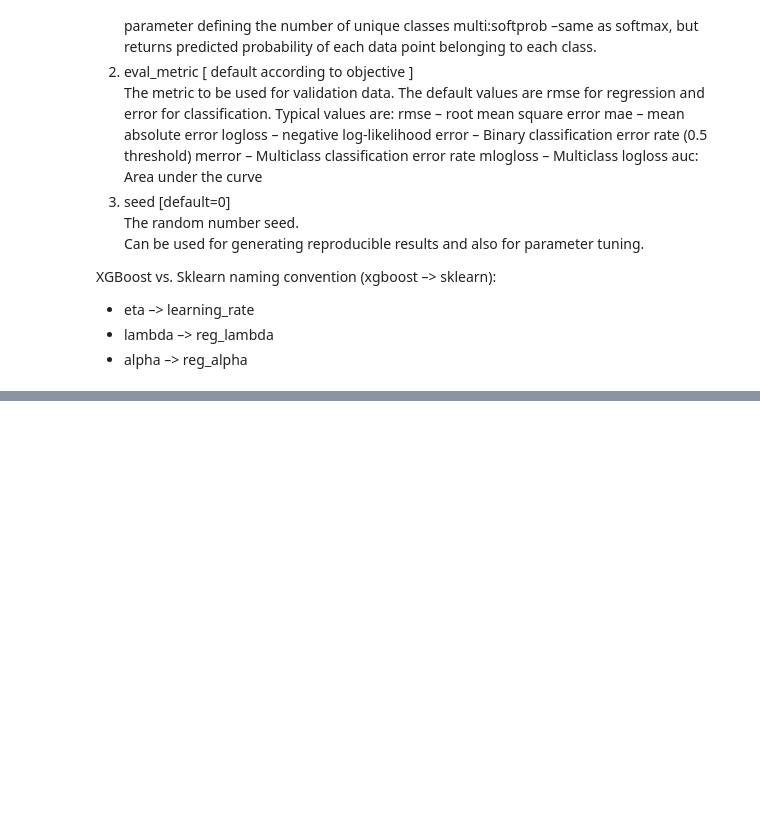
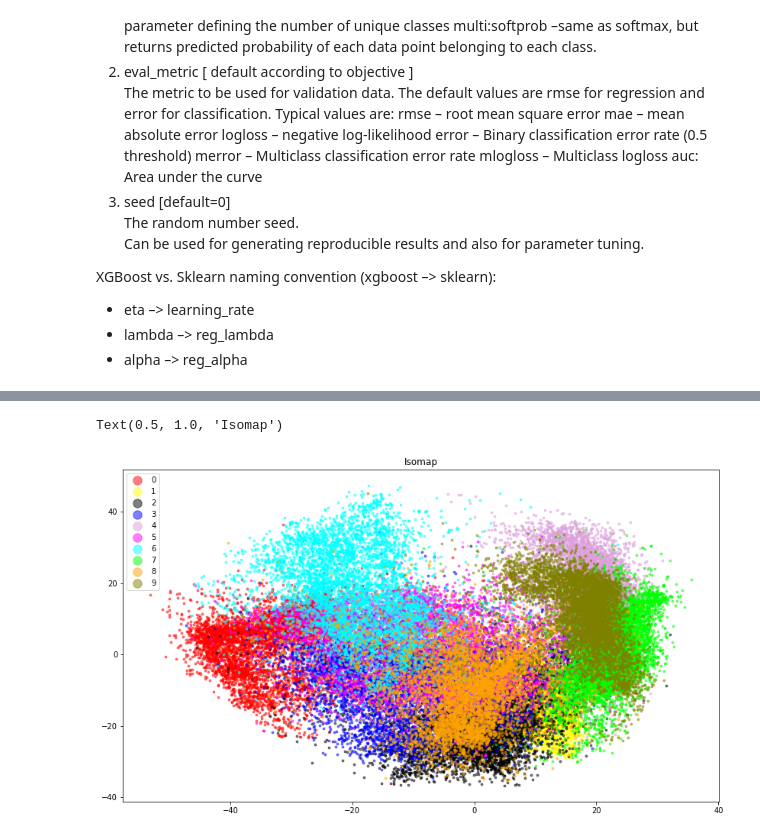
Before and after one commit to durcak-jindrich/mnist_xgboost, a Jupyter notebook: notebooks/mnist_classification.ipynb, the cells around one changed output, grey strips where cells are left out. Drawn from its saved outputs; the diff is of its cells as text; code cells hidden in the pictures; blank space fills up the shorter version.

```diff
--- a/notebooks/mnist_classification.ipynb
+++ b/notebooks/mnist_classification.ipynb
@@ -265,0 +274,15 @@ print("Accuracy: %.2f%%" % (accuracy * 100.0))
+# %%
+fig, ax = plt.subplots()
+fig.set_size_inches(14,8)
+for color in digit_colors:
+    index = digit_colors.index(color)
+    mask = y_train == index
+    x = x_train_iso[mask,0]
+    y = x_train_iso[mask,1]
+    ax.scatter(x,y,c=color,alpha=0.5,s=8,label=index)
+
+ax.legend(markerscale=4)
+ax.set_title("Isomap")
+# %% [output]
+Text(0.5, 1.0, 'Isomap')
+[figure, added]
```
Also changed, not shown: parts of 16 cells of this notebook.
